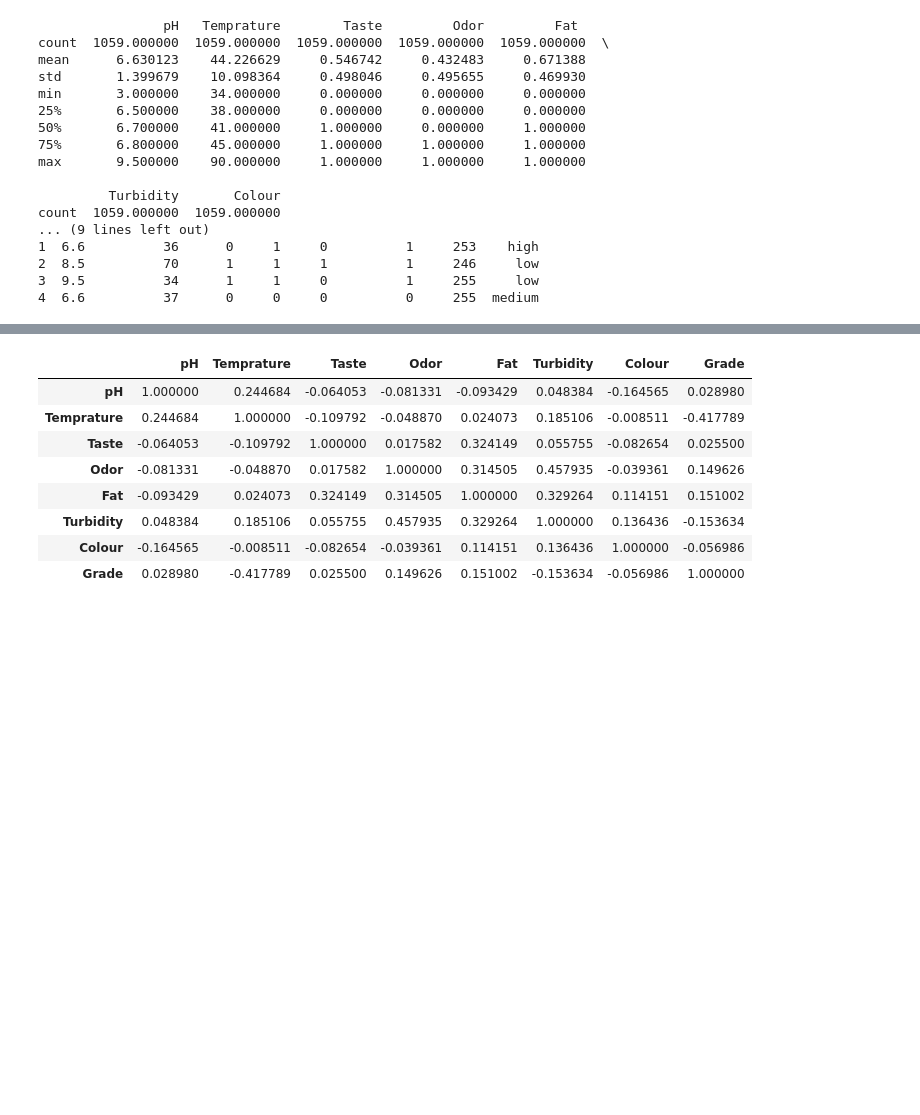
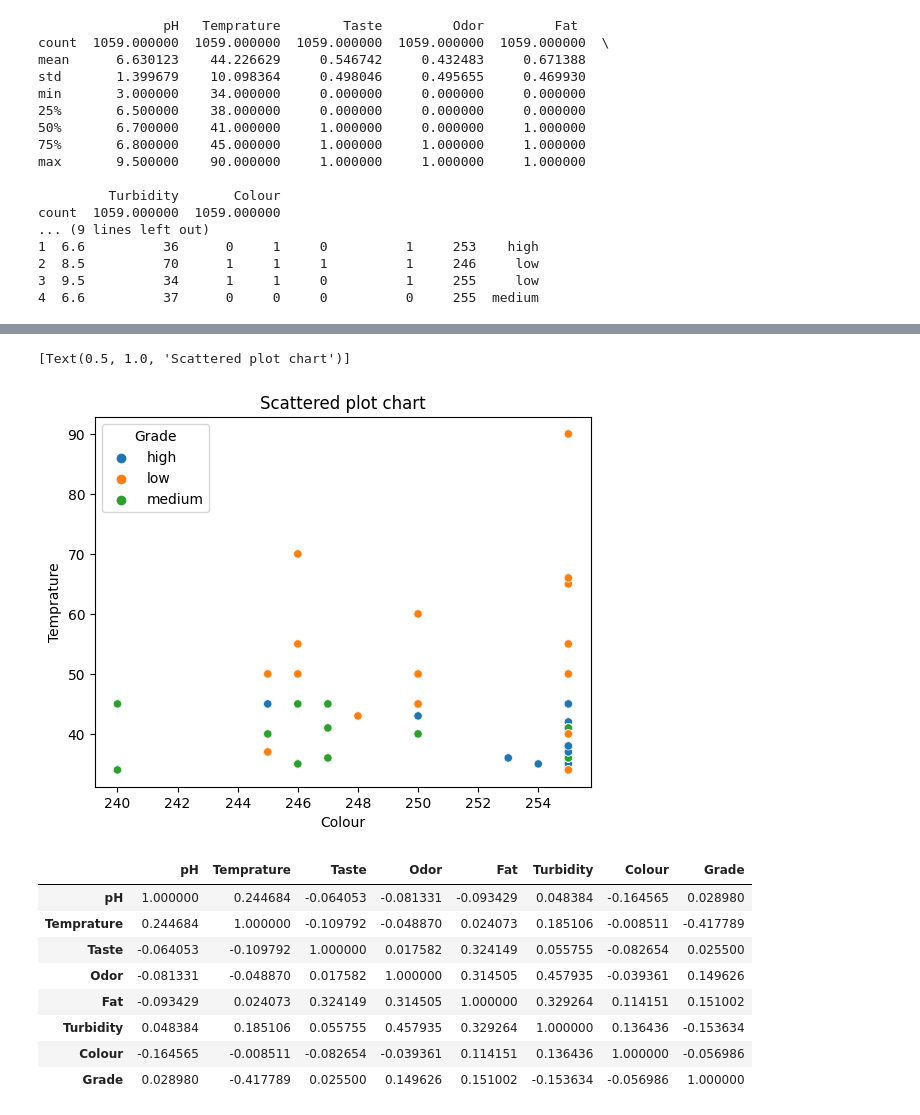
Before and after one commit to AravindG-4/ML-Model, a Jupyter notebook: Model.ipynb, the cells around one changed output, grey strips where cells are left out. Saved outputs shown, nothing was run; the diff lists cells and outputs as text; code cells hidden in the pictures; blank space fills up the shorter version.

```diff
--- a/Model.ipynb
+++ b/Model.ipynb
@@ -93,3 +140,9 @@ Name: count, dtype: int64
+# %%
+#Scatterplot chart
+sns.scatterplot(x='Colour' , y='Temprature',data = df, hue = 'Grade').set(title = "Scattered plot chart")
+# %% [output]
+[Text(0.5, 1.0, 'Scattered plot chart')]
+[figure, added]
 # %%
 #Converting string in target into values
 df['Grade'] =df['Grade'].map({'low': 0, 'medium': 1,'high':2})
```
Also changed, not shown: parts of 7 cells of this notebook, 3 other files.
